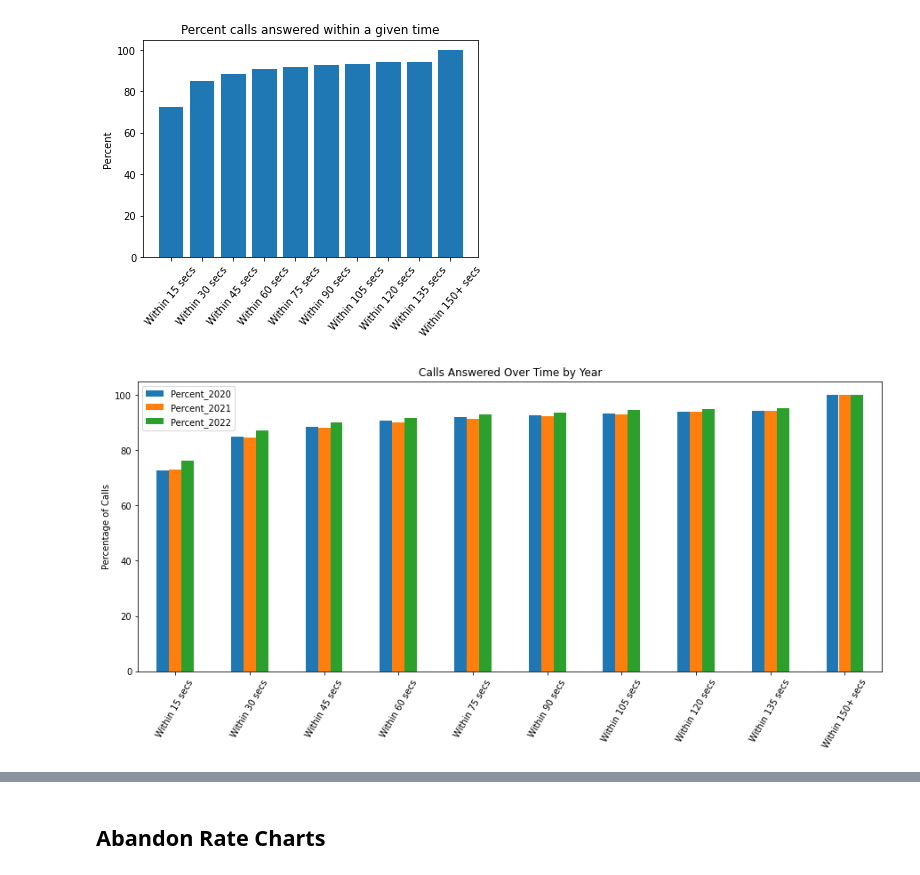
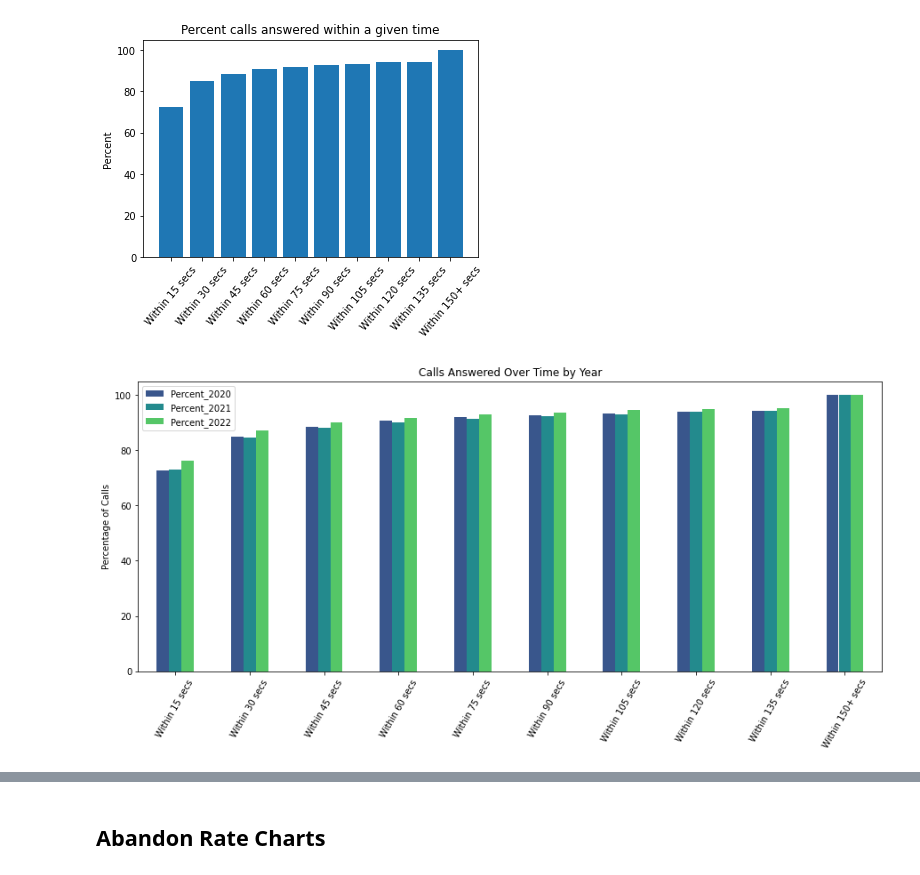
Before and after one commit to NSS-Data-Analytics-Cohort-6/fcs-crisis-sailing-the-seaborn, a Jupyter notebook: notebooks/FCS_Crisis_Study.ipynb, the cells around one changed output, grey strips where cells are left out. Saved outputs shown, nothing was run; the diff lists cells and outputs as text; code cells hidden in the pictures.

Commit message:
Final revised charts for presentation

```diff
--- a/notebooks/FCS_Crisis_Study.ipynb
+++ b/notebooks/FCS_Crisis_Study.ipynb
@@ -443,12 +447,12 @@ plt.title('Percent calls answered within a given time');
 [figure]
 # %%
 #plt.figure(figsize=()
-service_speed_2020_2022.plot(x='Answer', y=['Percent_2020', 'Percent_2021', 'Percent_2022'], kind='bar')
+service_speed_2020_2022.plot(x='Answer', y=['Percent_2020', 'Percent_2021', 'Percent_2022'], kind='bar', color=['#39568CFF', '#238A8DFF', '#55C667FF'])
 plt.title('Calls Answered Over Time by Year')
 plt.ylabel('Percentage of Calls')
 plt.xlabel('')
 plt.xticks(rotation=60)
 plt.gcf().set_size_inches(15, 6)
 plt.show();
 # %% [output]
-[figure, old version]
+[figure, new version]
```
Also changed, not shown: parts of 52 cells of this notebook.
